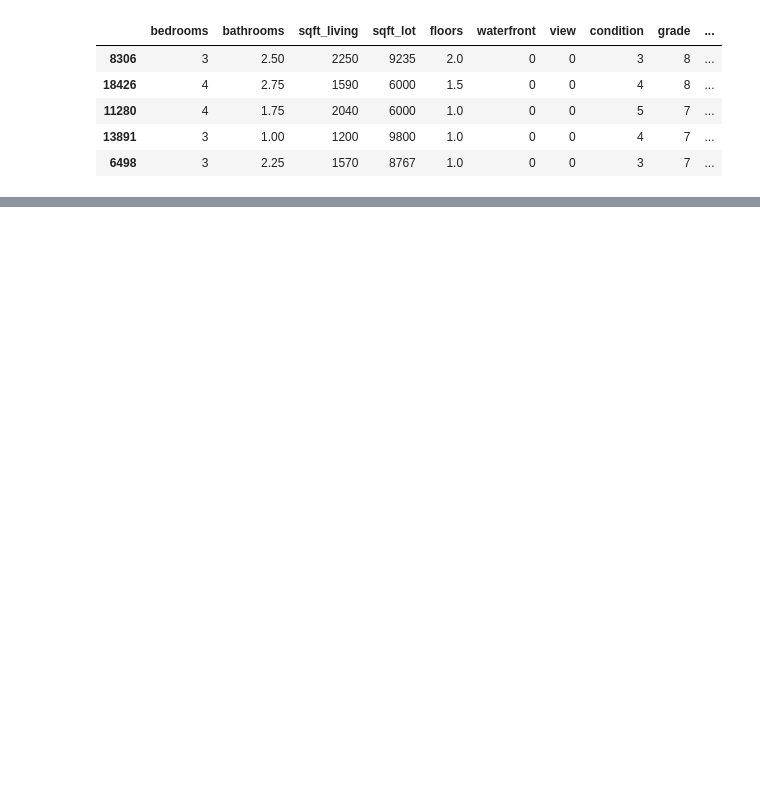
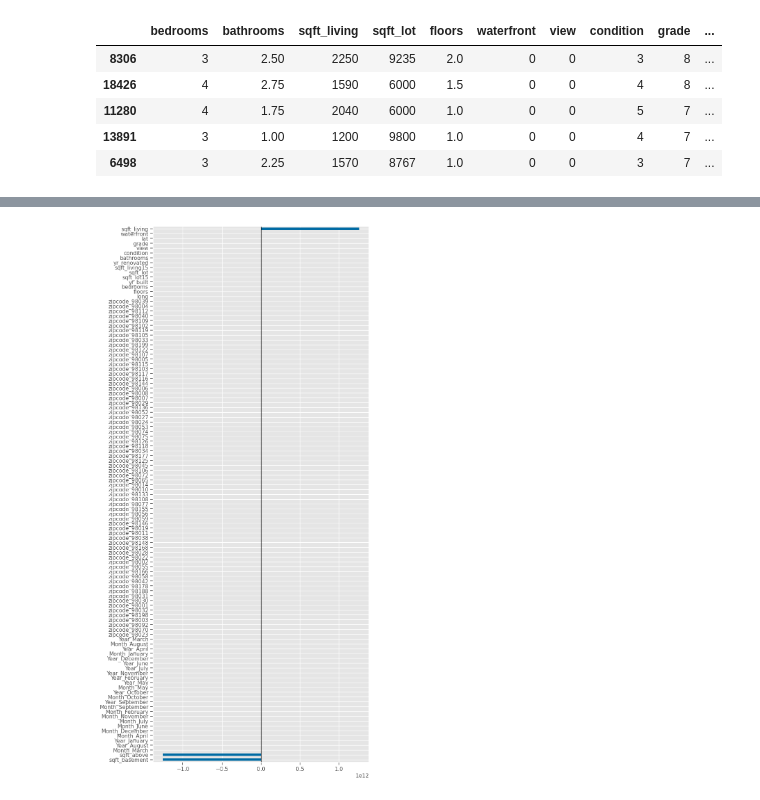
Before and after one commit to coding-dojo-data-science/summit-2023-ds-team-session-stack-5-overview, a Jupyter notebook: Part 1 - Model Insights.ipynb, the cells around one changed output, grey strips where cells are left out. Cells and saved outputs as stored; diff of their text form; code cells hidden in the pictures; blank space fills up the shorter version.

Commit message:
WIP Notebook updated with lin reg

```diff
--- a/Part 1 - Model Insights.ipynb
+++ b/Part 1 - Model Insights.ipynb
@@ -209,0 +268,5 @@ X_train.head()
+# %%
+## Get feature names
+preprocessor.fit(X_train)
+feature_names = preprocessor.get_feature_names_out()
+feature_names
@@ -209,0 +291,12 @@ X_train.head()
+# %%
+### PREP ALL X VARS
+## Prepare X_train_df
+X_train_df = pd.DataFrame( preprocessor.fit_transform(X_train),
+                          columns = feature_names,
+                         index = X_train.index)
+
+## Prepare X_test_df
+X_test_df = pd.DataFrame( preprocessor.transform(X_test),
+                          columns = feature_names,
+                         index=X_test.index)
+X_train_df
@@ -209,0 +357,4 @@ X_train.head()
+# %%
+reg = LinearRegression()
+reg.fit(X_train_df,y_train)
+evaluate_regression(reg, X_train_df, y_train, X_test_df, y_test)
@@ -209,0 +388,4 @@ X_train.head()
+# %%
+## Saving the coefficients
+coeffs = pd.Series(reg.coef_, index= feature_names)
+coeffs
@@ -209,0 +424,6 @@ X_train.head()
+# %%
+with sns.plotting_context('notebook'):
+    ax = coeffs.sort_values().plot(kind='barh',figsize=(8,20))
+    ax.axvline(0,color='k', lw=1)
+# %% [output]
+[figure, added]
```
Also changed, not shown: parts of 37 cells of this notebook, 3 other files.
